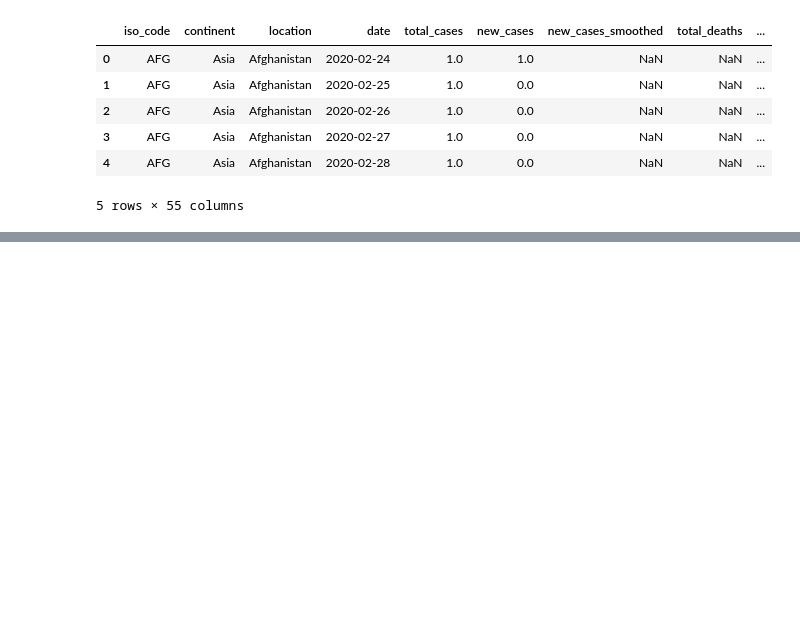
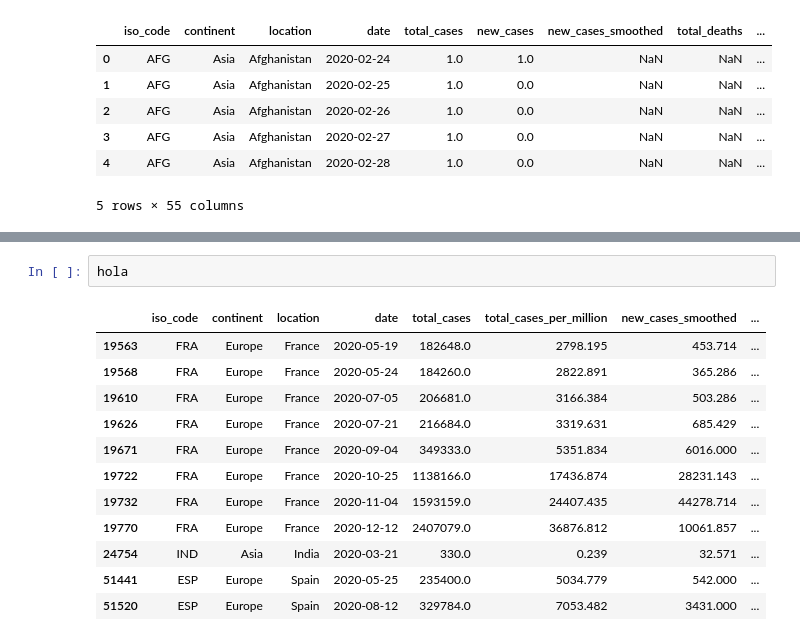
Before and after one commit to KapilDM/Coronavirus_Project, a Jupyter notebook: Coronavirus_Bgroup/src/main.ipynb, the cells around one changed output, grey strips where cells are left out. Saved outputs shown, nothing was run; the diff lists cells and outputs as text; blank space fills up the shorter version.

```diff
--- a/Coronavirus_Bgroup/src/main.ipynb
+++ b/Coronavirus_Bgroup/src/main.ipynb
@@ -85,0 +113,15 @@ df_api
+# %%
+hola
+# %% [output]
+|  | iso_code | continent | location | date | total_cases | total_cases_per_million | new_cases_smoothed | ... |
+| 19563 | FRA | Europe | France | 2020-05-19 | 182648.0 | 2798.195 | 453.714 | ... |
+| 19568 | FRA | Europe | France | 2020-05-24 | 184260.0 | 2822.891 | 365.286 | ... |
+| 19610 | FRA | Europe | France | 2020-07-05 | 206681.0 | 3166.384 | 503.286 | ... |
+| 19626 | FRA | Europe | France | 2020-07-21 | 216684.0 | 3319.631 | 685.429 | ... |
+| 19671 | FRA | Europe | France | 2020-09-04 | 349333.0 | 5351.834 | 6016.000 | ... |
+| 19722 | FRA | Europe | France | 2020-10-25 | 1138166.0 | 17436.874 | 28231.143 | ... |
+| 19732 | FRA | Europe | France | 2020-11-04 | 1593159.0 | 24407.435 | 44278.714 | ... |
+| 19770 | FRA | Europe | France | 2020-12-12 | 2407079.0 | 36876.812 | 10061.857 | ... |
+| 24754 | IND | Asia | India | 2020-03-21 | 330.0 | 0.239 | 32.571 | ... |
+| 51441 | ESP | Europe | Spain | 2020-05-25 | 235400.0 | 5034.779 | 542.000 | ... |
+| 51520 | ESP | Europe | Spain | 2020-08-12 | 329784.0 | 7053.482 | 3431.000 | ... |
```
Also changed, not shown: parts of 21 cells of this notebook, 6 other files.
